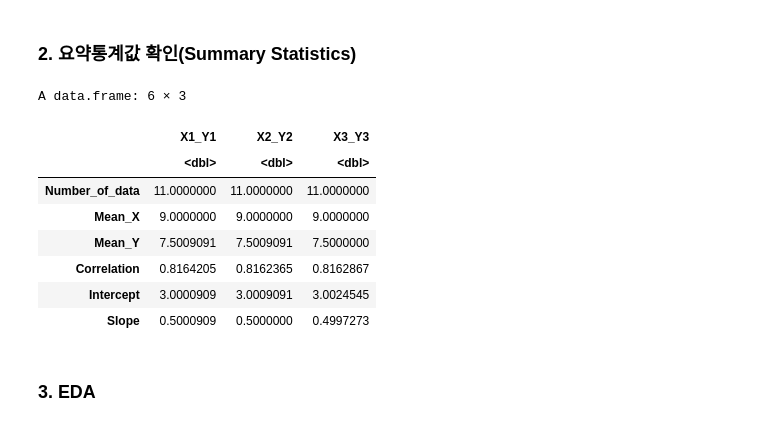
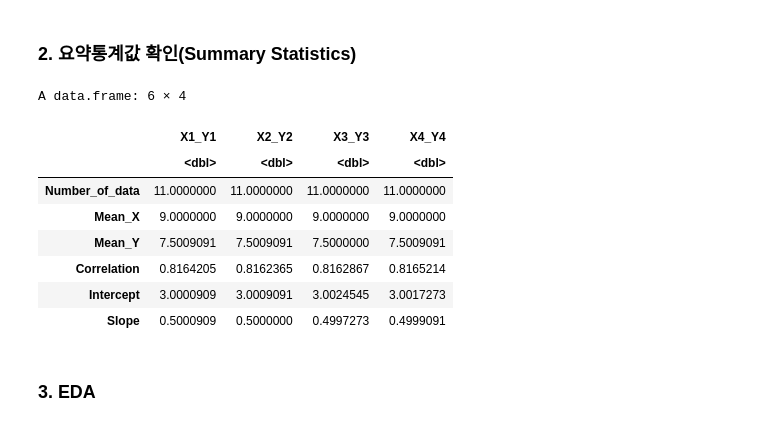
Before and after one commit to madia3/Basic_Statistics, a Jupyter notebook: 01_EDA_Sample_01.ipynb, the cells around one changed output. Cells and saved outputs as stored; diff of their text form; code cells hidden in the pictures.

```diff
--- a/01_EDA_Sample_01.ipynb
+++ b/01_EDA_Sample_01.ipynb
@@ -39,25 +39,25 @@ A data.frame: 11 × 8
 # %% [markdown]
 ### 2. 요약통계값 확인(Summary Statistics)
 # %%
-Number_of_data = c(length(data$X1),length(data$X2),length(data$X3))
-Mean_X = c(mean(data$X1), mean(data$X2), mean(data$X3))
-Mean_Y = c(mean(data$Y1), mean(data$Y2), mean(data$Y3))
-Correlation = c(cor(data$X1, data$Y1),cor(data$X2, data$Y2),cor(data$X3, data$Y3))
-fit1=lm(Y1~X1, data);fit2=lm(Y2~X2, data);fit3=lm(Y3~X3, data)
-Intercept = c(fit1$coefficients[1],fit2$coefficients[1],fit3$coefficients[1])
-Slope = c(fit1$coefficients[2],fit2$coefficients[2],fit3$coefficients[2])
+Number_of_data = c(length(data$X1),length(data$X2),length(data$X3),length(data$X4))
+Mean_X = c(mean(data$X1), mean(data$X2), mean(data$X3), mean(data$X4))
+Mean_Y = c(mean(data$Y1), mean(data$Y2), mean(data$Y3), mean(data$Y4))
+Correlation = c(cor(data$X1, data$Y1),cor(data$X2, data$Y2),cor(data$X3, data$Y3),cor(data$X4, data$Y4))
+fit1=lm(Y1~X1, data);fit2=lm(Y2~X2, data);fit3=lm(Y3~X3, data);fit4=lm(Y4~X4, data)
+Intercept = c(fit1$coefficients[1],fit2$coefficients[1],fit3$coefficients[1],fit4$coefficients[1])
+Slope = c(fit1$coefficients[2],fit2$coefficients[2],fit3$coefficients[2],fit4$coefficients[2])
 Summary = rbind(Number_of_data, Mean_X, Mean_Y, Correlation, Intercept, Slope)
-colnames(Summary) = c("X1_Y1", "X2_Y2", "X3_Y3")
+colnames(Summary) = c("X1_Y1", "X2_Y2", "X3_Y3", "X4_Y4")
 data.frame(Summary)
 # %% [output]
-A data.frame: 6 × 3
+A data.frame: 6 × 4
-|  | X1_Y1 | X2_Y2 | X3_Y3 |
-|  | <dbl> | <dbl> | <dbl> |
-| Number_of_data | 11.0000000 | 11.0000000 | 11.0000000 |
-| Mean_X | 9.0000000 | 9.0000000 | 9.0000000 |
-| Mean_Y | 7.5009091 | 7.5009091 | 7.5000000 |
-| Correlation | 0.8164205 | 0.8162365 | 0.8162867 |
-| Intercept | 3.0000909 | 3.0009091 | 3.0024545 |
-| Slope | 0.5000909 | 0.5000000 | 0.4997273 |
+|  | X1_Y1 | X2_Y2 | X3_Y3 | X4_Y4 |
+|  | <dbl> | <dbl> | <dbl> | <dbl> |
+| Number_of_data | 11.0000000 | 11.0000000 | 11.0000000 | 11.0000000 |
+| Mean_X | 9.0000000 | 9.0000000 | 9.0000000 | 9.0000000 |
+| Mean_Y | 7.5009091 | 7.5009091 | 7.5000000 | 7.5009091 |
+| Correlation | 0.8164205 | 0.8162365 | 0.8162867 | 0.8165214 |
+| Intercept | 3.0000909 | 3.0009091 | 3.0024545 | 3.0017273 |
+| Slope | 0.5000909 | 0.5000000 | 0.4997273 | 0.4999091 |
 # %% [markdown]
 ### 3. EDA
```
Also changed, not shown: parts of 2 cells of this notebook.
